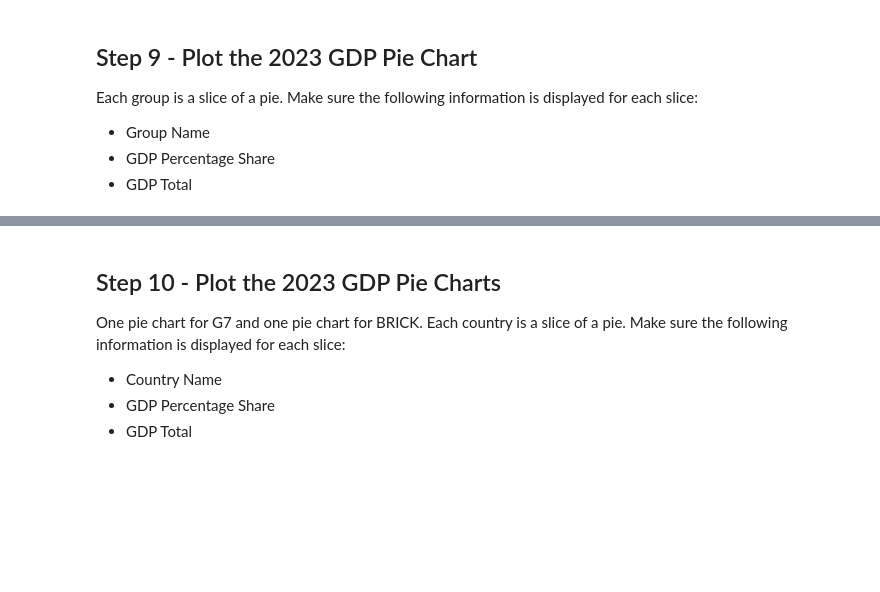
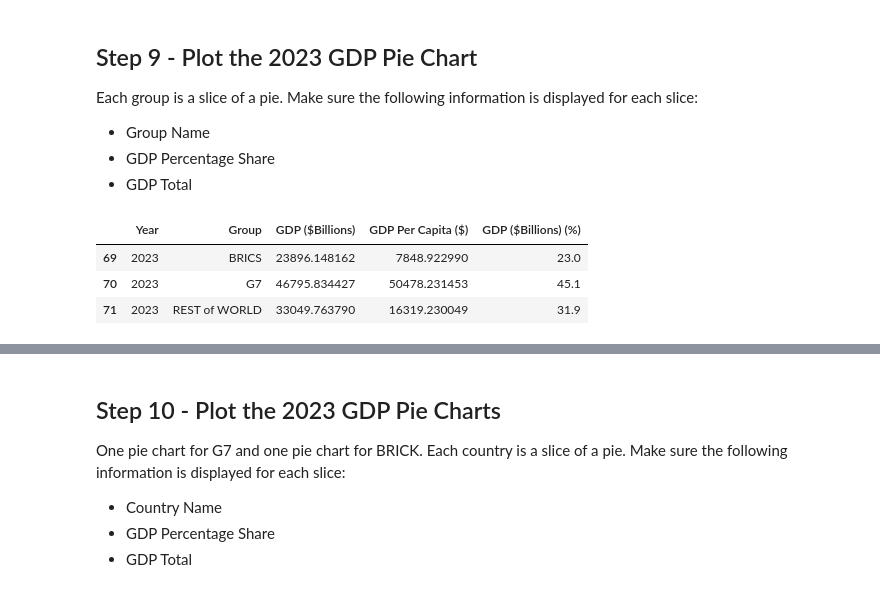
Before and after one commit to tsnow2010/umbc_data690_fall2024, a Jupyter notebook: Assignments/Assignment_10.ipynb, the cells around one changed output, grey strips where cells are left out. Drawn from its saved outputs; the diff is of its cells as text; code cells hidden in the pictures; blank space fills up the shorter version.

```diff
--- a/Assignments/Assignment_10.ipynb
+++ b/Assignments/Assignment_10.ipynb
@@ -250,3 +260,10 @@ Each group is a slice of a pie. Make sure the following information is displayed
 - Group Name
 - GDP Percentage Share
 - GDP Total
+# %%
+df_groupby_group_gdp_percent[df_groupby_group_gdp_percent['Year'] == 2023]
+# %% [output]
+|  | Year | Group | GDP ($Billions) | GDP Per Capita ($) | GDP ($Billions) (%) |
+| 69 | 2023 | BRICS | 23896.148162 | 7848.922990 | 23.0 |
+| 70 | 2023 | G7 | 46795.834427 | 50478.231453 | 45.1 |
+| 71 | 2023 | REST of WORLD | 33049.763790 | 16319.230049 | 31.9 |
```
Also changed, not shown: parts of 4 cells of this notebook.
